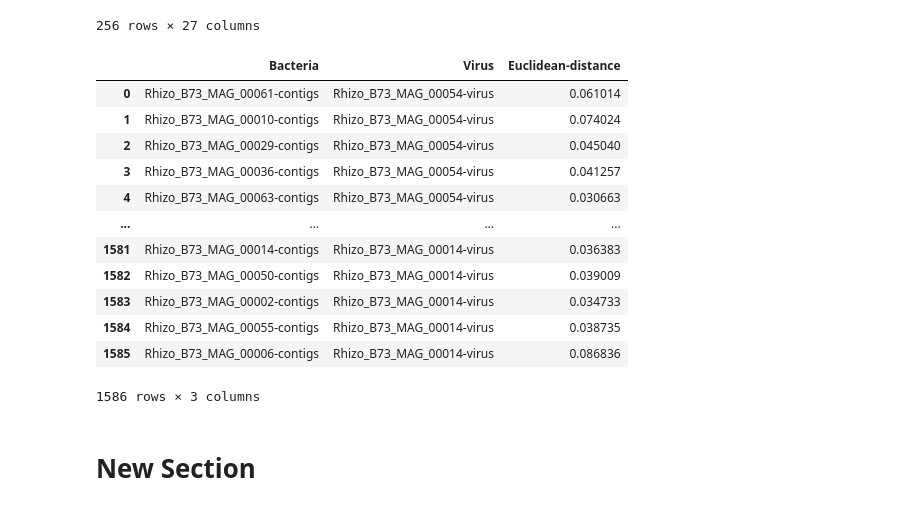
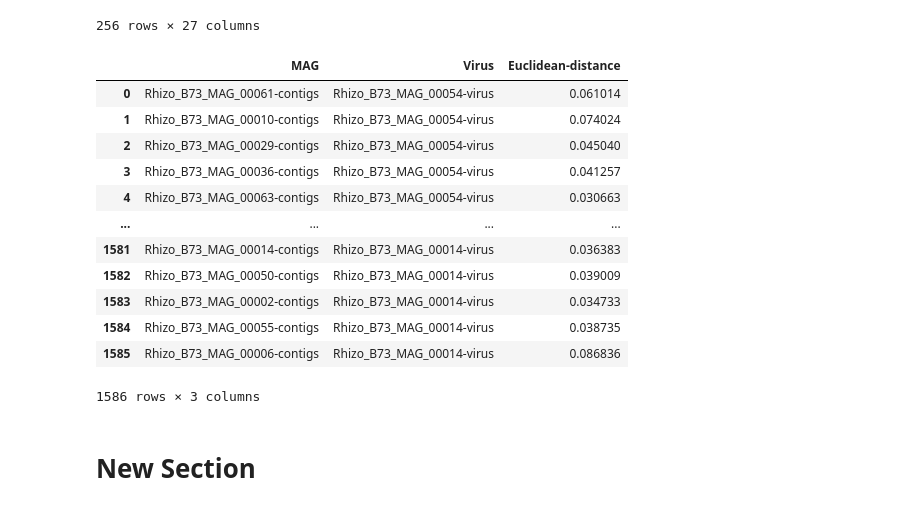
Before and after one commit to pyadav06/VirusHost, a Jupyter notebook: Tetranucleotide.ipynb, the cells around one changed output. Saved outputs shown, nothing was run; the diff lists cells and outputs as text; code cells hidden in the pictures.

```diff
--- a/Tetranucleotide.ipynb
+++ b/Tetranucleotide.ipynb
@@ -111,19 +111,19 @@ Virus
 # %%
 from scipy.spatial import distance
 virus_list=list(Virus.columns[1:])
 bacteria_list=list(Bacteria.columns[1:])
 lst_corr=[]
 
 for i in virus_list:
   for j in bacteria_list:
     bacteria_series=Bacteria[j]
     virus_series=Virus[i]
     dst = distance.euclidean(bacteria_series, virus_series)
     lst_corr.append((j,i,dst))
-result=pd.DataFrame(lst_corr,columns = ['Bacteria','Virus','Euclidean-distance'])
+result=pd.DataFrame(lst_corr,columns = ['MAG','Virus','Euclidean-distance'])
 result
 # %% [output]
-|  | Bacteria | Virus | Euclidean-distance |
+|  | MAG | Virus | Euclidean-distance |
 | 0 | Rhizo_B73_MAG_00061-contigs | Rhizo_B73_MAG_00054-virus | 0.061014 |
 | 1 | Rhizo_B73_MAG_00010-contigs | Rhizo_B73_MAG_00054-virus | 0.074024 |
 | 2 | Rhizo_B73_MAG_00029-contigs | Rhizo_B73_MAG_00054-virus | 0.045040 |
```
